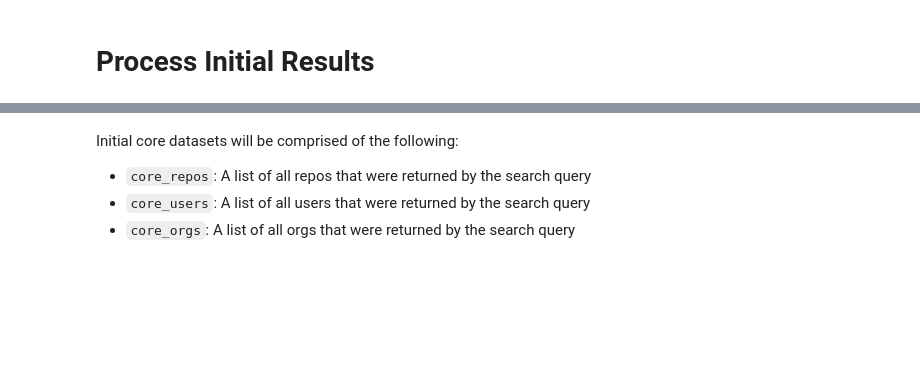
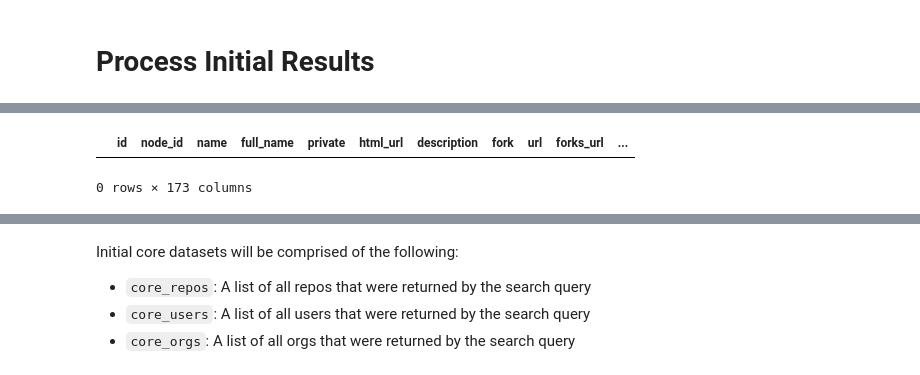
Before and after one commit to CodingDH/searching-for-DH, a Jupyter notebook: data_cleaning_notebooks/ProcessInitialResults.ipynb, the cells around one changed output, grey strips where cells are left out. Saved outputs shown, nothing was run; the diff lists cells and outputs as text; code cells hidden in the pictures; blank space fills up the shorter version.

```diff
--- a/data_cleaning_notebooks/ProcessInitialResults.ipynb
+++ b/data_cleaning_notebooks/ProcessInitialResults.ipynb
@@ -49,0 +323,5 @@ search_queries_user_df = read_csv_file(user_join_output_path)
+# %%
+initial_core_repos[initial_core_repos['files.license'].notna()]
+# %% [output]
+|  | id | node_id | name | full_name | private | html_url | description | fork | url | forks_url | ... |
+0 rows × 173 columns
```
Also changed, not shown: parts of 45 cells of this notebook, 5 other files.
